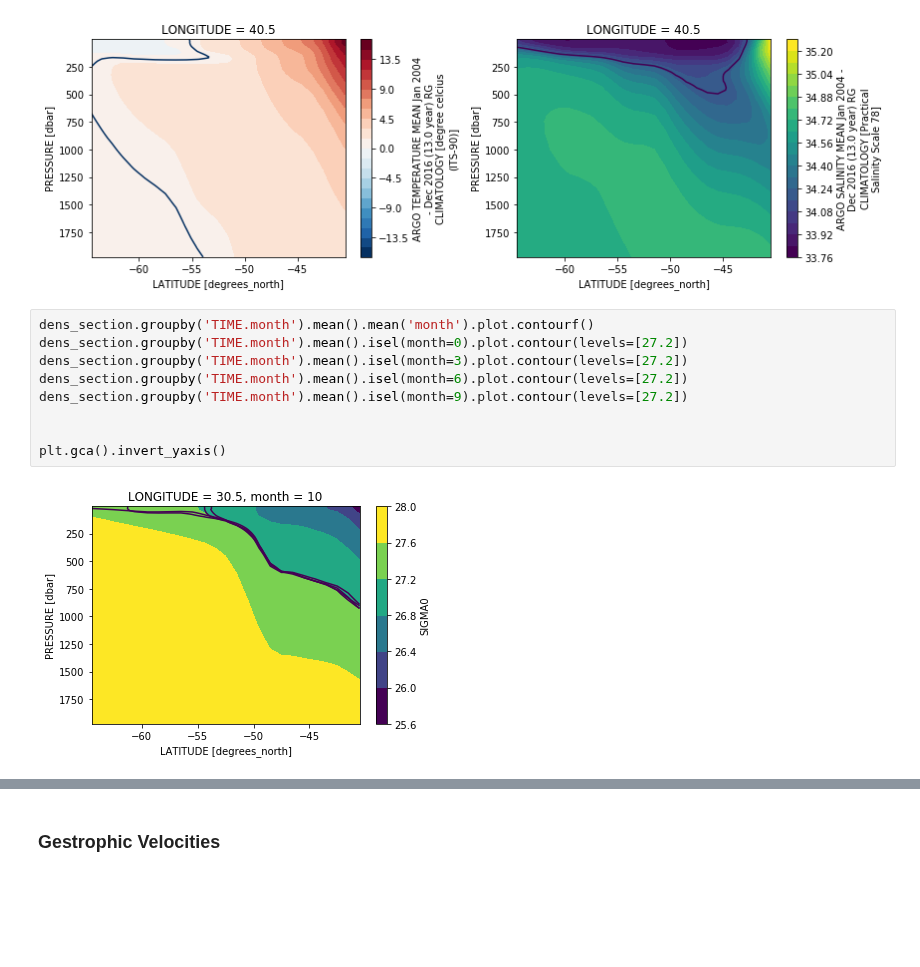
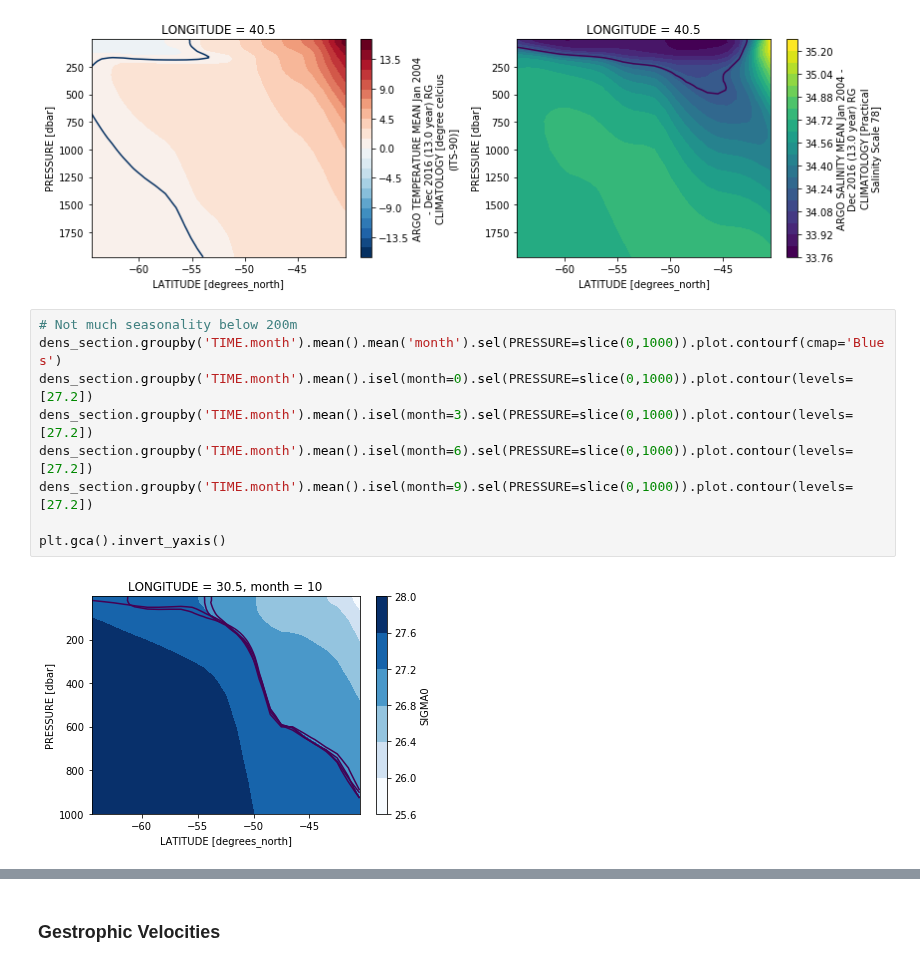
Before and after one commit to dhruvbalwada/sogos, a Jupyter notebook: notebooks/0.0_db_RG_climatology.ipynb, the cells around one changed output, grey strips where cells are left out. Drawn from its saved outputs; the diff is of its cells as text; blank space fills up the shorter version.

```diff
--- a/notebooks/0.0_db_RG_climatology.ipynb
+++ b/notebooks/0.0_db_RG_climatology.ipynb
@@ -248,13 +263,13 @@ plt.tight_layout()
 # %% [output]
 [figure]
 # %%
-dens_section.groupby('TIME.month').mean().mean('month').plot.contourf()
-dens_section.groupby('TIME.month').mean().isel(month=0).plot.contour(levels=[27.2])
-dens_section.groupby('TIME.month').mean().isel(month=3).plot.contour(levels=[27.2])
-dens_section.groupby('TIME.month').mean().isel(month=6).plot.contour(levels=[27.2])
-dens_section.groupby('TIME.month').mean().isel(month=9).plot.contour(levels=[27.2])
-
+# Not much seasonality below 200m
+dens_section.groupby('TIME.month').mean().mean('month').sel(PRESSURE=slice(0,1000)).plot.contourf(cmap='Blues')
+dens_section.groupby('TIME.month').mean().isel(month=0).sel(PRESSURE=slice(0,1000)).plot.contour(levels=[27.2])
+dens_section.groupby('TIME.month').mean().isel(month=3).sel(PRESSURE=slice(0,1000)).plot.contour(levels=[27.2])
+dens_section.groupby('TIME.month').mean().isel(month=6).sel(PRESSURE=slice(0,1000)).plot.contour(levels=[27.2])
+dens_section.groupby('TIME.month').mean().isel(month=9).sel(PRESSURE=slice(0,1000)).plot.contour(levels=[27.2])
 
 plt.gca().invert_yaxis()
 # %% [output]
-[figure, old version]
+[figure, new version]
```
Also changed, not shown: parts of 27 cells of this notebook, 9 other files.
